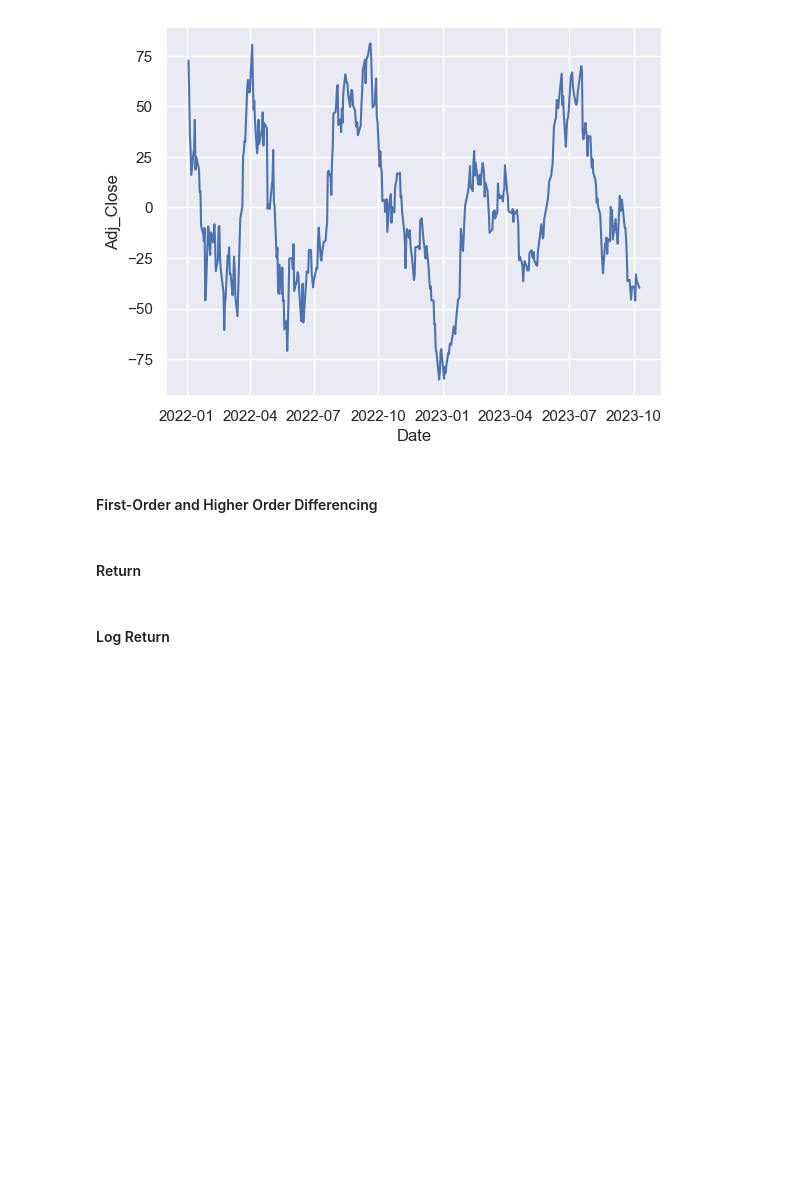
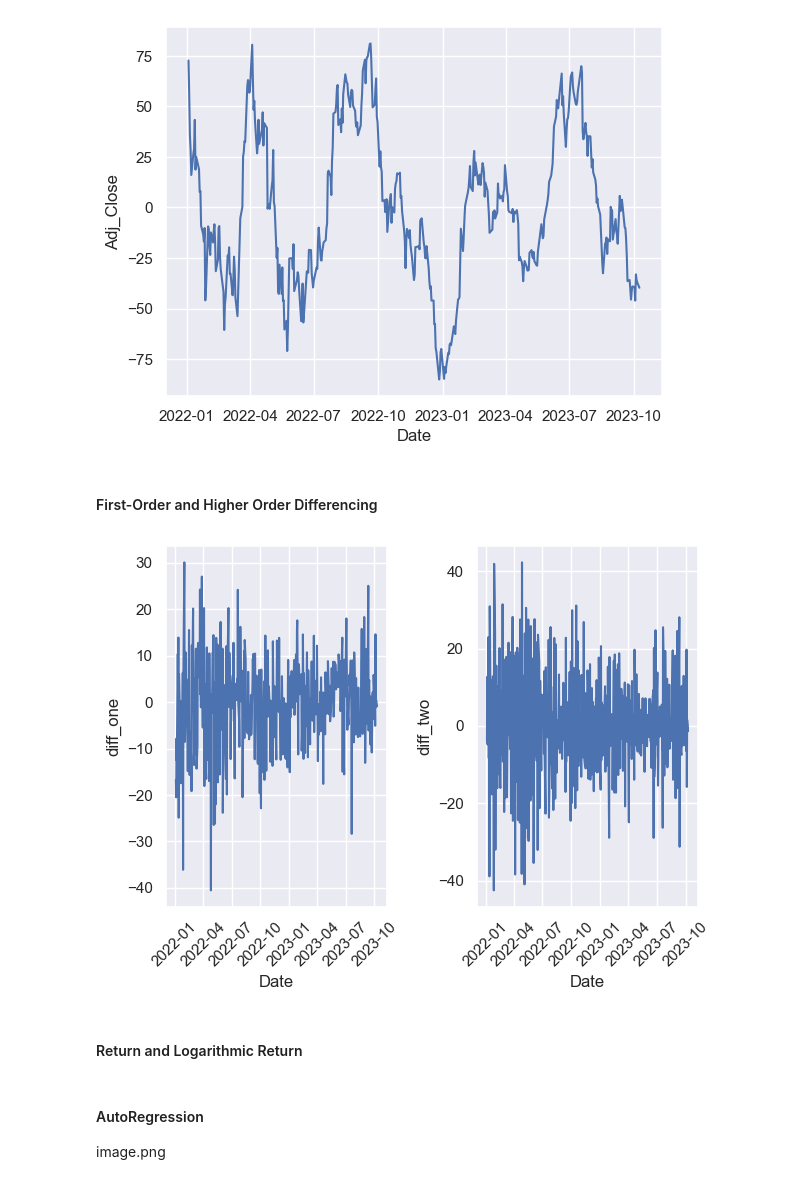
Before and after one commit to davidadel66/stocks_eda, a Jupyter notebook: notebooks/forecasting.ipynb, the cells around one changed output. Cells and saved outputs as stored; diff of their text form; code cells hidden in the pictures; blank space fills up the shorter version.

```diff
--- a/notebooks/forecasting.ipynb
+++ b/notebooks/forecasting.ipynb
@@ -65,4 +62,25 @@ diff_two = detrend_Df['Clos']
+# %%
+detrend_df['diff_one'] = detrend_df['Close'].diff()
+detrend_df['diff_two'] = detrend_df['Close'].diff().diff()
+
+# Set up a figure of two subplots side by side
+fig, axs = plt.subplots(1, 2)
+
+# Create the plots
+sns.lineplot(x="Date", y="diff_one", data=detrend_df, ax=axs[0])
+sns.lineplot(x="Date", y="diff_two", data=detrend_df, ax=axs[1])
+
+# Rotate the X-axis labels by 45 degrees
+for ax in axs:
+    ax.tick_params(axis='x', rotation=45)
+
+plt.tight_layout()
+plt.show()
+# %% [output]
+[figure, added]
 # %% [markdown]
-#### Return
+#### Return and Logarithmic Return
-# %% [markdown]
-#### Log Return
+# %% [markdown]
+#### AutoRegression
+
+image.png
```
Also changed, not shown: parts of 1 cell of this notebook, 1 other file.
